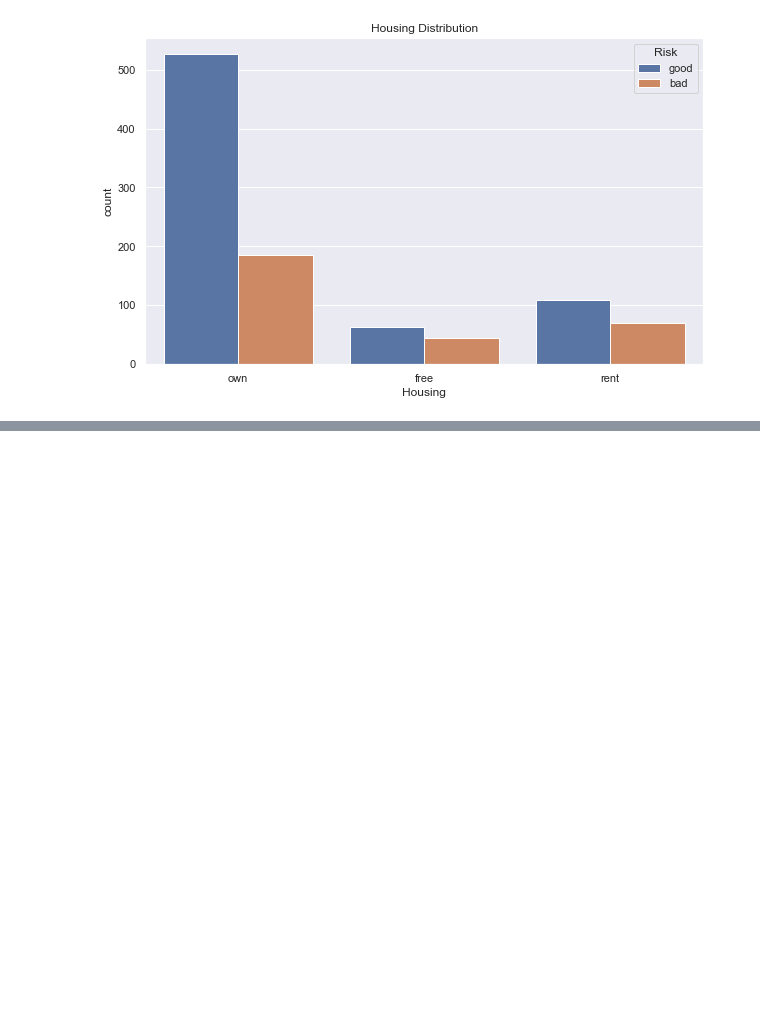
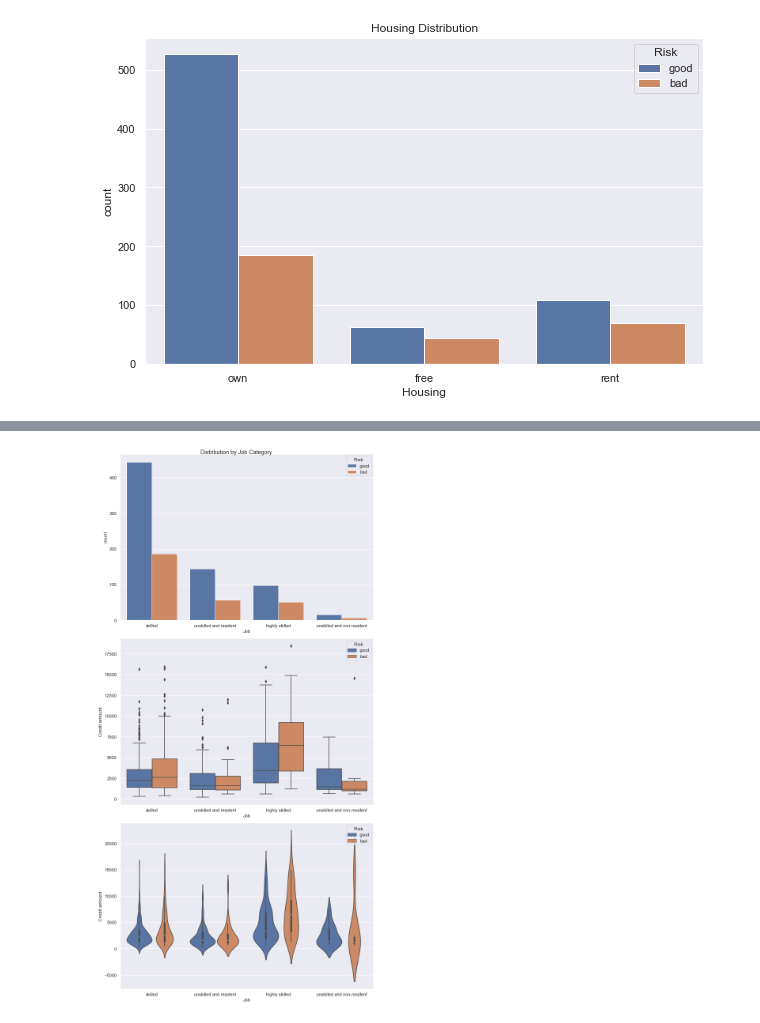
Before and after one commit to bigdatavietnam-org/german-credit-risk, a Jupyter notebook: german-credit-risk.ipynb, the cells around one changed output, grey strips where cells are left out. Cells and saved outputs as stored; diff of their text form; code cells hidden in the pictures; blank space fills up the shorter version.

```diff
--- a/german-credit-risk.ipynb
+++ b/german-credit-risk.ipynb
@@ -151,0 +167,10 @@ plt.show()
+# %%
+fig, (ax1, ax2, ax3) = plt.subplots(3, 1, figsize=(10, 20))
+fig.suptitle("Distribution by Job Category")
+sns.countplot(data=credit_df, x='Job', hue='Risk', ax=ax1)
+sns.boxplot(data=credit_df, x='Job', y='Credit amount', hue='Risk', ax=ax2)
+sns.violinplot(data=credit_df, x='Job', y='Credit amount', hue='Risk', ax=ax3)
+fig.tight_layout()
+plt.show()
+# %% [output]
+[figure, added]
```
Also changed, not shown: parts of 4 cells of this notebook.
